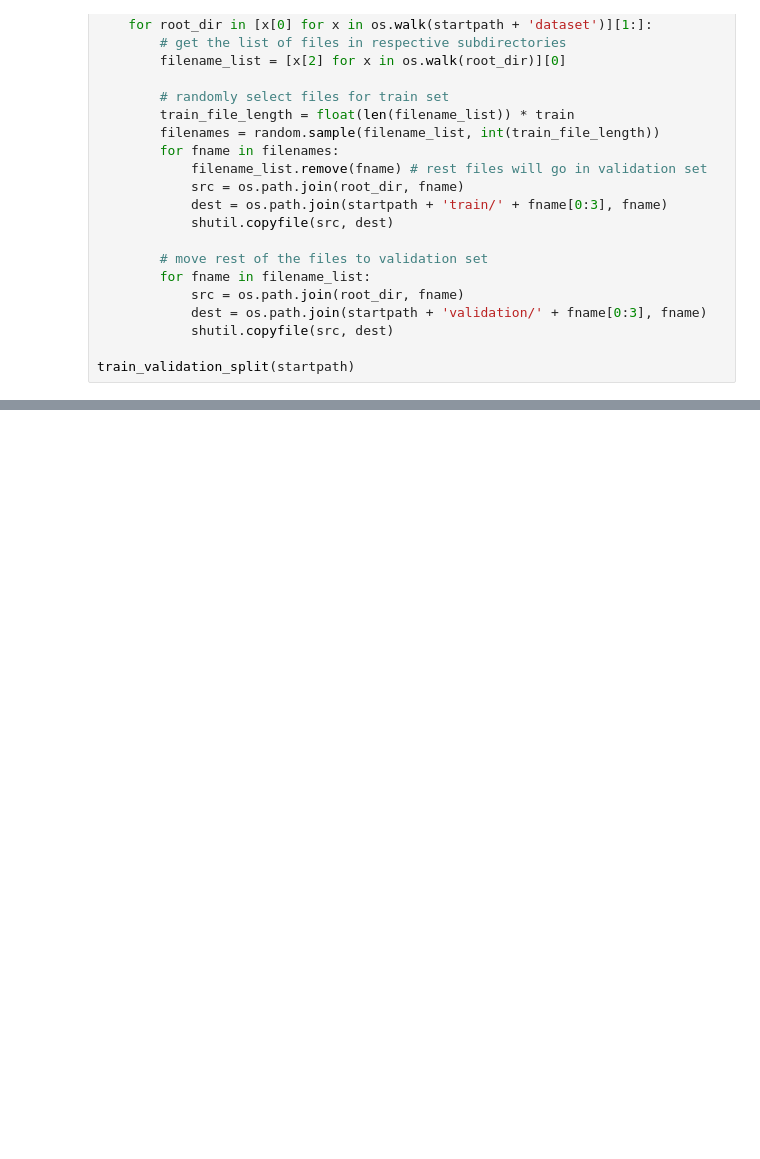
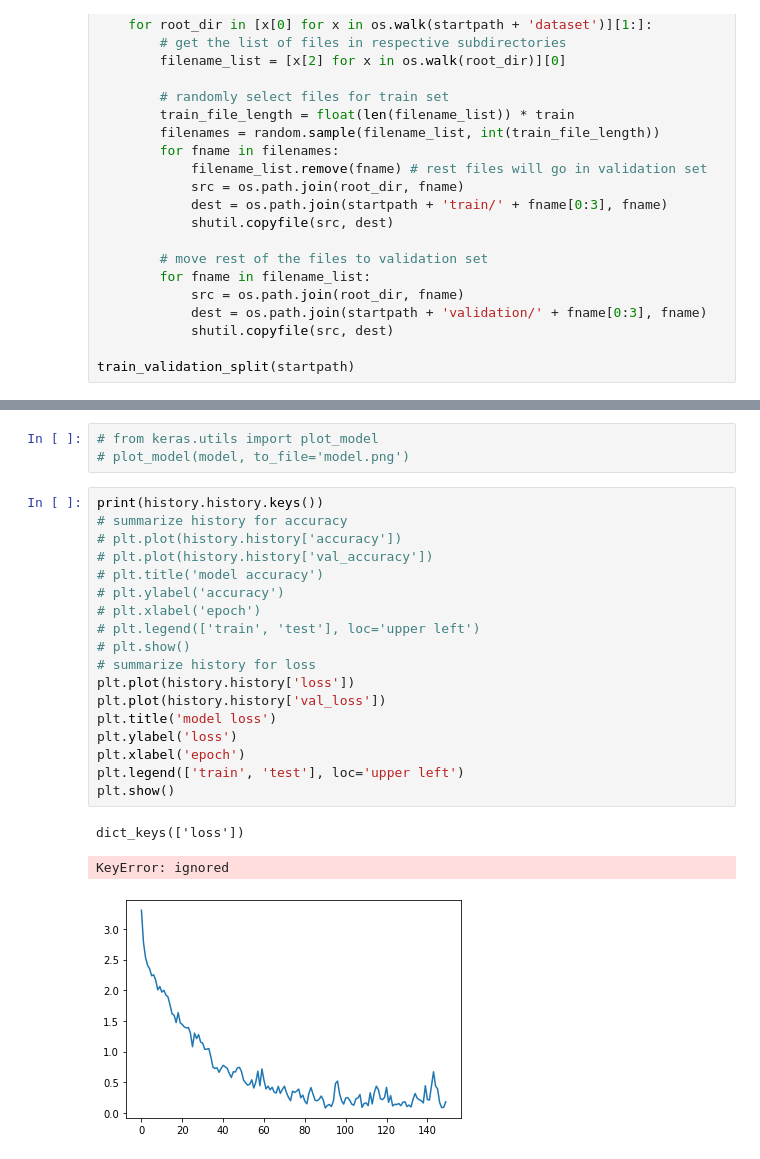
Before and after one commit to ashishtrivedi16/major_project_stuff, a Jupyter notebook: models/fingerprint_inceptionv3.ipynb, the cells around one changed output, grey strips where cells are left out. Drawn from its saved outputs; the diff is of its cells as text; blank space fills up the shorter version.

```diff
--- a/models/fingerprint_inceptionv3.ipynb
+++ b/models/fingerprint_inceptionv3.ipynb
@@ -183,0 +205,25 @@ model.fit_generator(
+# %%
+# from keras.utils import plot_model
+# plot_model(model, to_file='model.png')
+# %%
+print(history.history.keys())
+# summarize history for accuracy
+# plt.plot(history.history['accuracy'])
+# plt.plot(history.history['val_accuracy'])
+# plt.title('model accuracy')
+# plt.ylabel('accuracy')
+# plt.xlabel('epoch')
+# plt.legend(['train', 'test'], loc='upper left')
+# plt.show()
+# summarize history for loss
+plt.plot(history.history['loss'])
+plt.plot(history.history['val_loss'])
+plt.title('model loss')
+plt.ylabel('loss')
+plt.xlabel('epoch')
+plt.legend(['train', 'test'], loc='upper left')
+plt.show()
+# %% [output]
+dict_keys(['loss'])
+KeyError: ignored
+[figure, added]
```
Also changed, not shown: parts of 7 cells of this notebook.
